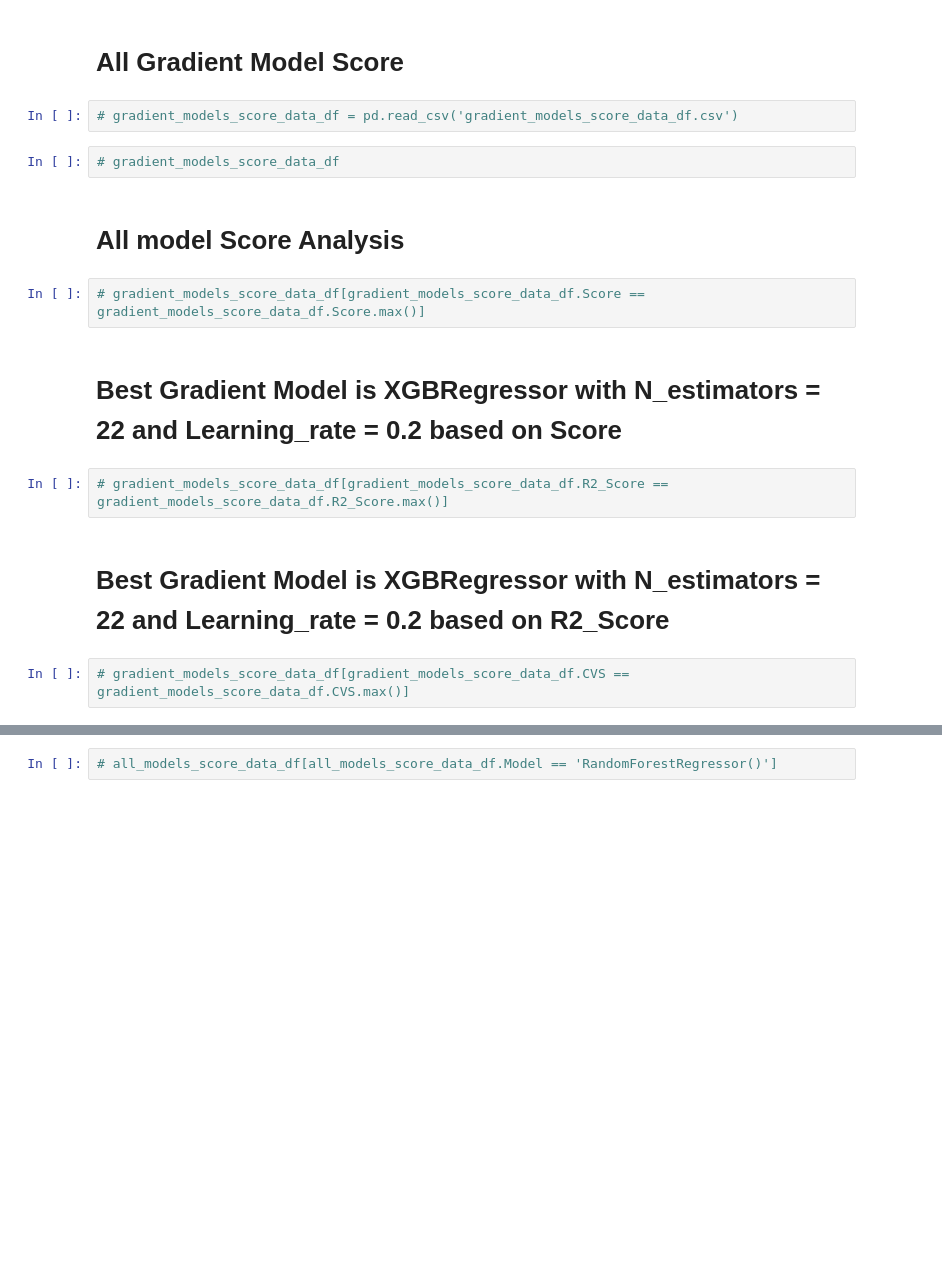
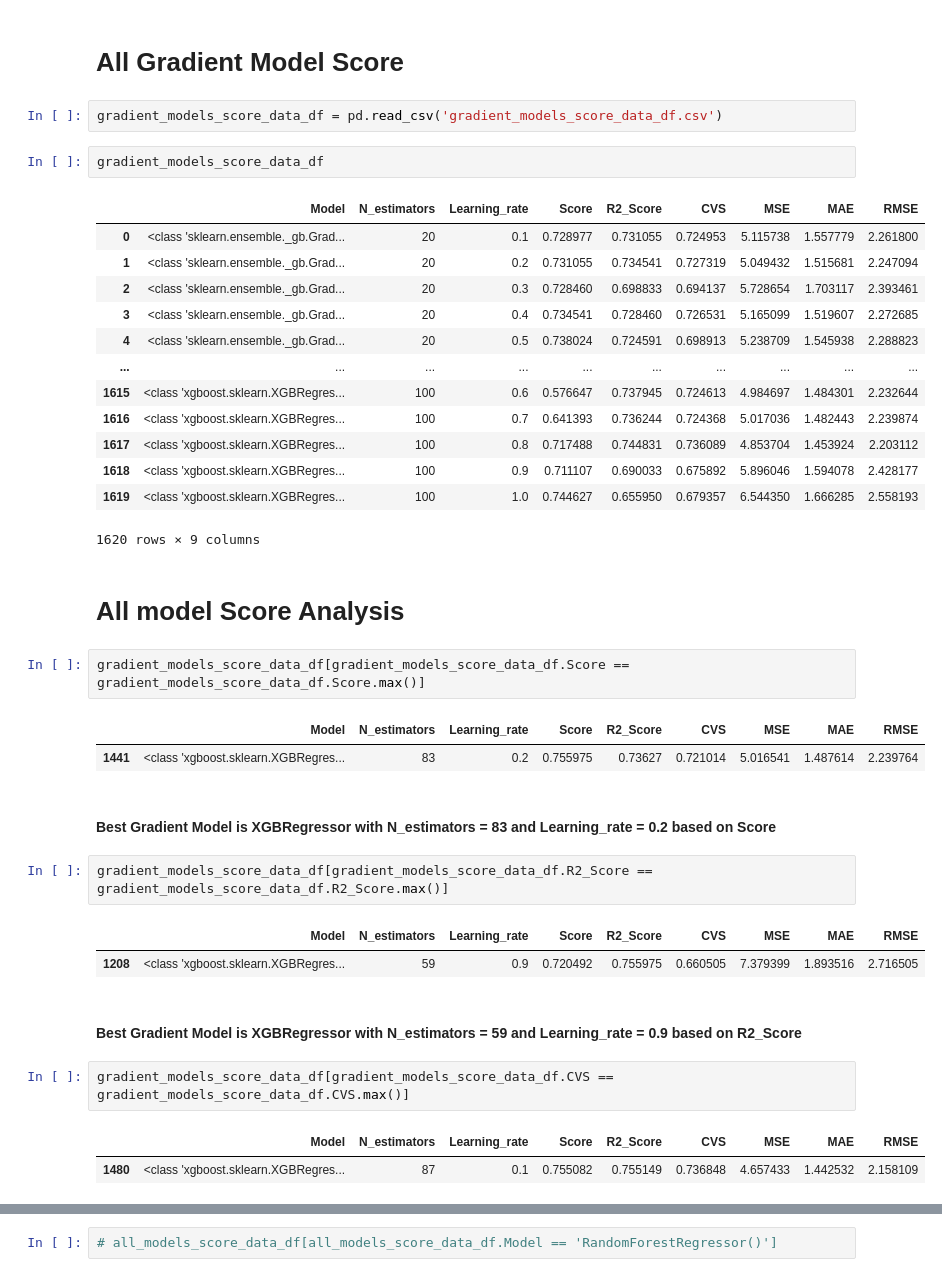
Before and after one commit to kaushalsingh0410/Taxi_data, a Jupyter notebook: Taxi_project.ipynb, the cells around one changed output, grey strips where cells are left out. Cells and saved outputs as stored; diff of their text form; blank space fills up the shorter version.

```diff
--- a/Taxi_project.ipynb
+++ b/Taxi_project.ipynb
@@ -502,19 +487,42 @@ X_train,X_test,y_train,y_test = train_test_split(X_scale,y,test_size = 0.2,rando
 # %% [markdown]
 # All Gradient Model Score
 # %%
-# gradient_models_score_data_df = pd.read_csv('gradient_models_score_data_df.csv')
+gradient_models_score_data_df = pd.read_csv('gradient_models_score_data_df.csv')
 # %%
-# gradient_models_score_data_df
+gradient_models_score_data_df
+# %% [output]
+|  | Model | N_estimators | Learning_rate | Score | R2_Score | CVS | MSE | MAE | RMSE |
+| 0 | <class 'sklearn.ensemble._gb.Grad... | 20 | 0.1 | 0.728977 | 0.731055 | 0.724953 | 5.115738 | 1.557779 | 2.261800 |
+| 1 | <class 'sklearn.ensemble._gb.Grad... | 20 | 0.2 | 0.731055 | 0.734541 | 0.727319 | 5.049432 | 1.515681 | 2.247094 |
+| 2 | <class 'sklearn.ensemble._gb.Grad... | 20 | 0.3 | 0.728460 | 0.698833 | 0.694137 | 5.728654 | 1.703117 | 2.393461 |
+| 3 | <class 'sklearn.ensemble._gb.Grad... | 20 | 0.4 | 0.734541 | 0.728460 | 0.726531 | 5.165099 | 1.519607 | 2.272685 |
+| 4 | <class 'sklearn.ensemble._gb.Grad... | 20 | 0.5 | 0.738024 | 0.724591 | 0.698913 | 5.238709 | 1.545938 | 2.288823 |
+| ... | ... | ... | ... | ... | ... | ... | ... | ... | ... |
+| 1615 | <class 'xgboost.sklearn.XGBRegres... | 100 | 0.6 | 0.576647 | 0.737945 | 0.724613 | 4.984697 | 1.484301 | 2.232644 |
+| 1616 | <class 'xgboost.sklearn.XGBRegres... | 100 | 0.7 | 0.641393 | 0.736244 | 0.724368 | 5.017036 | 1.482443 | 2.239874 |
+| 1617 | <class 'xgboost.sklearn.XGBRegres... | 100 | 0.8 | 0.717488 | 0.744831 | 0.736089 | 4.853704 | 1.453924 | 2.203112 |
+| 1618 | <class 'xgboost.sklearn.XGBRegres... | 100 | 0.9 | 0.711107 | 0.690033 | 0.675892 | 5.896046 | 1.594078 | 2.428177 |
+| 1619 | <class 'xgboost.sklearn.XGBRegres... | 100 | 1.0 | 0.744627 | 0.655950 | 0.679357 | 6.544350 | 1.666285 | 2.558193 |
+1620 rows × 9 columns
 # %% [markdown]
 # All model Score Analysis
 # %%
-# gradient_models_score_data_df[gradient_models_score_data_df.Score == gradient_models_score_data_df.Score.max()]
+gradient_models_score_data_df[gradient_models_score_data_df.Score == gradient_models_score_data_df.Score.max()]
+# %% [output]
+|  | Model | N_estimators | Learning_rate | Score | R2_Score | CVS | MSE | MAE | RMSE |
+| 1441 | <class 'xgboost.sklearn.XGBRegres... | 83 | 0.2 | 0.755975 | 0.73627 | 0.721014 | 5.016541 | 1.487614 | 2.239764 |
 # %% [markdown]
-# Best Gradient Model is  XGBRegressor with N_estimators = 22 and Learning_rate = 0.2 based on Score
+#### Best Gradient Model is  XGBRegressor with N_estimators = 83 and Learning_rate = 0.2 based on Score
 # %%
-# gradient_models_score_data_df[gradient_models_score_data_df.R2_Score == gradient_models_score_data_df.R2_Score.max()]
+gradient_models_score_data_df[gradient_models_score_data_df.R2_Score == gradient_models_score_data_df.R2_Score.max()]
+# %% [output]
+|  | Model | N_estimators | Learning_rate | Score | R2_Score | CVS | MSE | MAE | RMSE |
+| 1208 | <class 'xgboost.sklearn.XGBRegres... | 59 | 0.9 | 0.720492 | 0.755975 | 0.660505 | 7.379399 | 1.893516 | 2.716505 |
 # %% [markdown]
-# Best Gradient Model is  XGBRegressor with N_estimators = 22 and Learning_rate = 0.2 based on R2_Score
+#### Best Gradient Model is  XGBRegressor with N_estimators = 59 and Learning_rate = 0.9 based on R2_Score
 # %%
-# gradient_models_score_data_df[gradient_models_score_data_df.CVS == gradient_models_score_data_df.CVS.max()]
+gradient_models_score_data_df[gradient_models_score_data_df.CVS == gradient_models_score_data_df.CVS.max()]
+# %% [output]
+|  | Model | N_estimators | Learning_rate | Score | R2_Score | CVS | MSE | MAE | RMSE |
+| 1480 | <class 'xgboost.sklearn.XGBRegres... | 87 | 0.1 | 0.755082 | 0.755149 | 0.736848 | 4.657433 | 1.442532 | 2.158109 |
 # %% [markdown]
```
Also changed, not shown: parts of 50 cells of this notebook, 4 other files.
